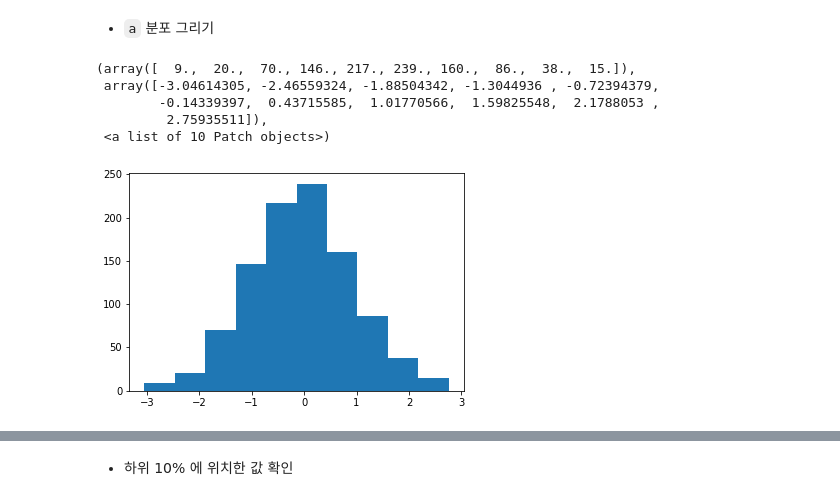
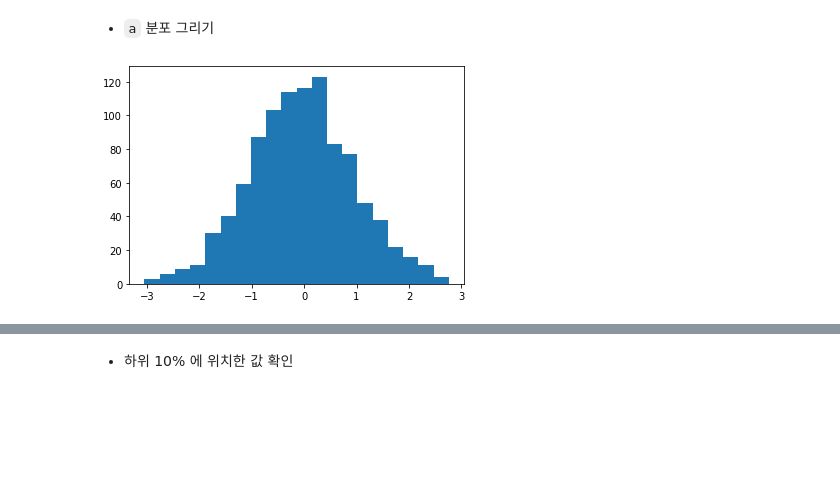
Before and after one commit to LeeHuiJong/DataAnalysis_ML, a Jupyter notebook: ch03_06_기초통계_분포통계량.ipynb, the cells around one changed output, grey strips where cells are left out. Cells and saved outputs as stored; diff of their text form; code cells hidden in the pictures; blank space fills up the shorter version.

```diff
--- a/ch03_06_기초통계_분포통계량.ipynb
+++ b/ch03_06_기초통계_분포통계량.ipynb
@@ -39,15 +39,10 @@ np.random.seed(0)
 a = np.random.normal(0, 1, 1000)
 # %% [markdown]
 * `a` 분포 그리기
-# %%
-plt.hist(a)
-# %% [output]
-(array([  9.,  20.,  70., 146., 217., 239., 160.,  86.,  38.,  15.]),
- array([-3.04614305, -2.46559324, -1.88504342, -1.3044936 , -0.72394379,
-        -0.14339397,  0.43715585,  1.01770566,  1.59825548,  2.1788053 ,
-         2.75935511]),
- <a list of 10 Patch objects>)
-[figure, removed]
+# %%
+_=plt.hist(a, bins=20)
+# %% [output]
+[figure, added]
 # %% [markdown]
 ### **| 백분위수와 사분위수**
 
```
Also changed, not shown: parts of 10 cells of this notebook.
